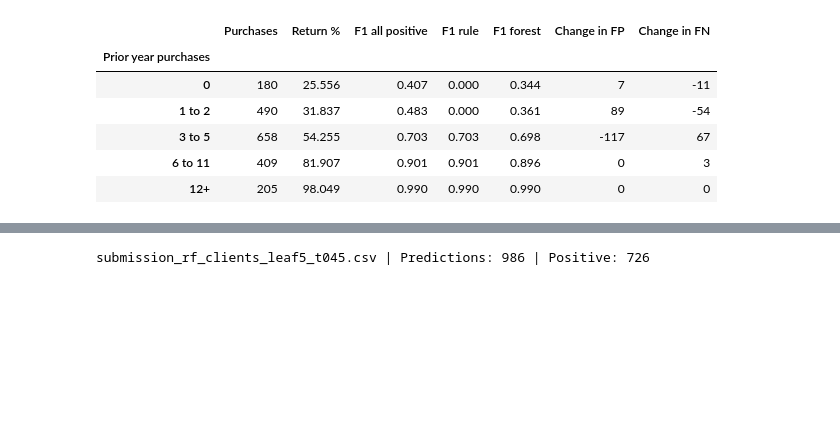
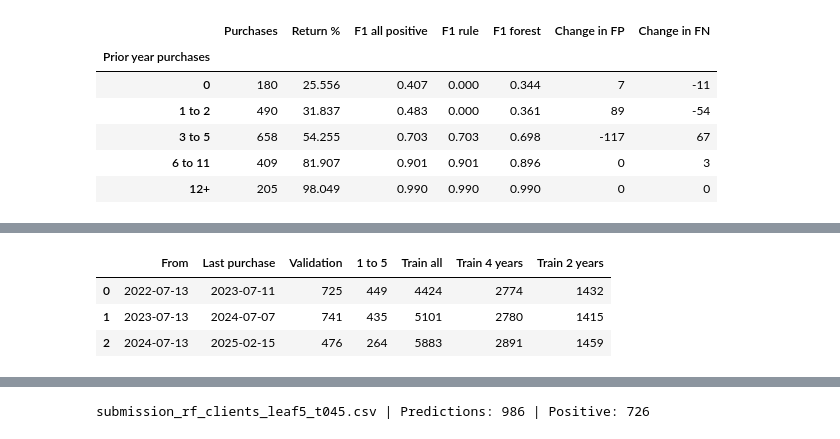
Before and after one commit to alfredosoudo21/ML_Group_04, a Jupyter notebook: notebooks/04_model_comparison.ipynb, the cells around one changed output, grey strips where cells are left out. Saved outputs shown, nothing was run; the diff lists cells and outputs as text; code cells hidden in the pictures; blank space fills up the shorter version.

```diff
--- a/notebooks/04_model_comparison.ipynb
+++ b/notebooks/04_model_comparison.ipynb
@@ -741,0 +752,36 @@ The frequency rule reproduces all 986 predictions in the official sample submiss
+# %%
+later_starts = [main_start + pd.DateOffset(years=i) for i in range(3)]
+later_edges = later_starts + [date.max() + pd.Timedelta(days=1)]
+later_folds = [(date < start - horizon, (date >= start) & (date < end))
+               for start, end in zip(later_starts, later_edges[1:])]
+assert sum(valid.astype(int) for _, valid in later_folds).equals(recent_valid.astype(int))
+assert max(date[valid].max() for _, valid in folds) + horizon < main_start
+
+# Years of eligible training data, threshold for 1 to 5 purchases, threshold elsewhere.
+policies = {
+    'Original': (None, 0.45, 0.45),
+    'Global 0.40': (None, 0.40, 0.40), 'Global 0.50': (None, 0.50, 0.50),
+    'Group 0.40': (None, 0.40, 0.45), 'Group 0.50': (None, 0.50, 0.45),
+    'Four years': (4, 0.45, 0.45), 'Two years': (2, 0.45, 0.45),
+}
+in_group = purchases['purchase_count_365d'].between(1, 5)
+
+def training_window(train, cutoff, years):
+    if years is None:
+        return train
+    return train & date.ge(cutoff - pd.DateOffset(years=years))
+
+window_sizes = []
+for start, (train, valid) in zip(later_starts, later_folds):
+    cutoff = start - horizon
+    window_sizes.append([start.date(), date[valid].max().date(), int(valid.sum()),
+                         int((valid & in_group).sum()), int(train.sum()),
+                         int(training_window(train, cutoff, 4).sum()),
+                         int(training_window(train, cutoff, 2).sum())])
+display(pd.DataFrame(window_sizes, columns=['From', 'Last purchase', 'Validation', '1 to 5',
+                                            'Train all', 'Train 4 years', 'Train 2 years']))
+# %% [output]
+|  | From | Last purchase | Validation | 1 to 5 | Train all | Train 4 years | Train 2 years |
+| 0 | 2022-07-13 | 2023-07-11 | 725 | 449 | 4424 | 2774 | 1432 |
+| 1 | 2023-07-13 | 2024-07-07 | 741 | 435 | 5101 | 2780 | 1415 |
+| 2 | 2024-07-13 | 2025-02-15 | 476 | 264 | 5883 | 2891 | 1459 |
```
Also changed, not shown: parts of 10 cells of this notebook, 1 other file.
